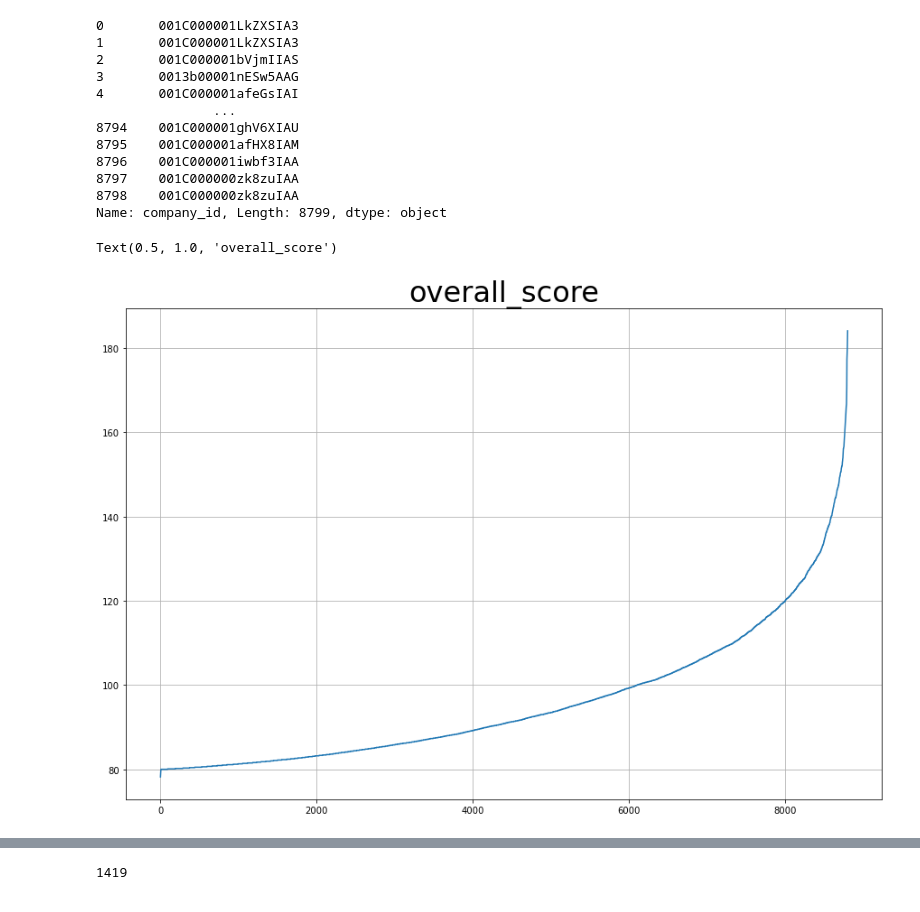
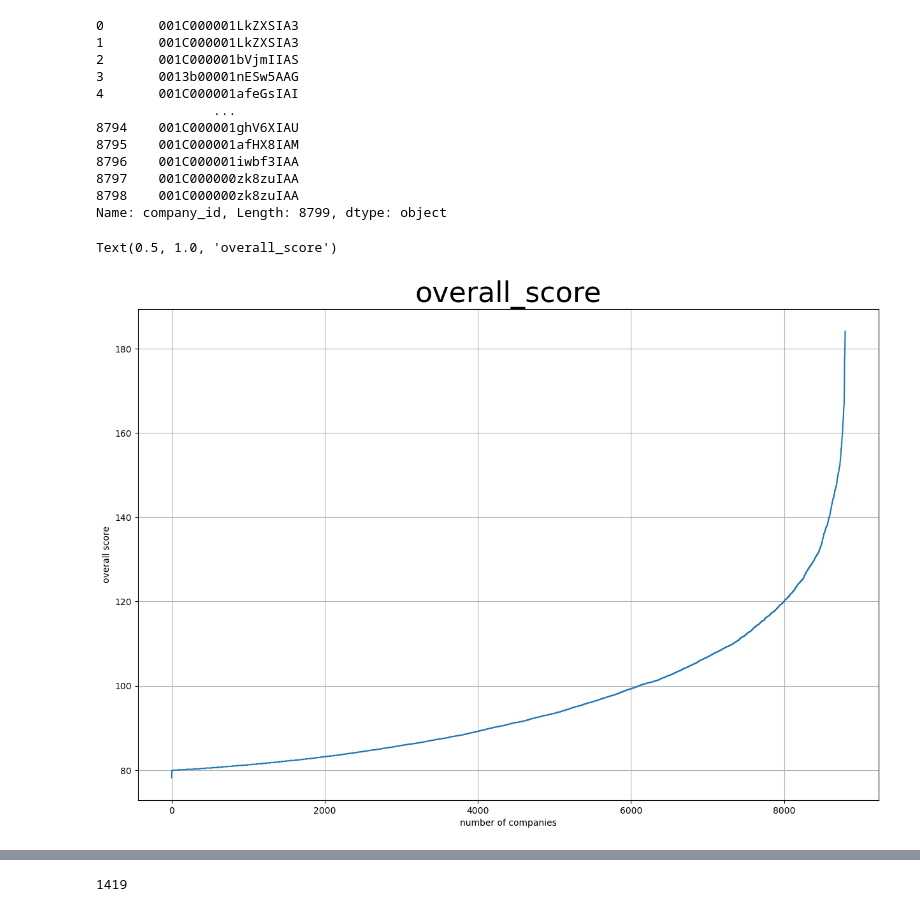
Before and after one commit to bradleykaplan/cs103a-cpa01, a Jupyter notebook: cpa01.ipynb, the cells around one changed output, grey strips where cells are left out. Saved outputs shown, nothing was run; the diff lists cells and outputs as text; code cells hidden in the pictures.

```diff
--- a/cpa01.ipynb
+++ b/cpa01.ipynb
@@ -84,17 +86,17 @@ Name: company_id, Length: 8799, dtype: object
 # %%
 import numpy as np
 from matplotlib import pyplot as plt
 #graph of overall score for all certifications (may contain duplicate certifications of the same company and de-certified companies)
 column = "overall_score"
 # used this to get data type: https://www.w3schools.com/python/gloss_python_getting_data_type.asp
 # print(type(bcorps[column]))
 # learn more about Series data type: https://pandas.pydata.org/docs/reference/api/pandas.Series.html?highlight=series#pandas.Series
-pd.Series(sorted(bcorps[column])).plot(figsize=(15,10))
+pd.Series(sorted(bcorps[column])).plot(figsize=(15,10), xlabel = 'number of companies', ylabel = 'overall score')
 plt.grid()
 plt.title(column,fontsize=32)
 # %% [output]
 Text(0.5, 1.0, 'overall_score')
-[figure, old version]
+[figure, new version]
 # %%
 #want to clean data set to only have currently certified B Corporations, and of those only the most recent certification information
 #used sort_values info: https://pandas.pydata.org/pandas-docs/stable/reference/api/pandas.DataFrame.sort_values.html
```
Also changed, not shown: parts of 3 cells of this notebook.
